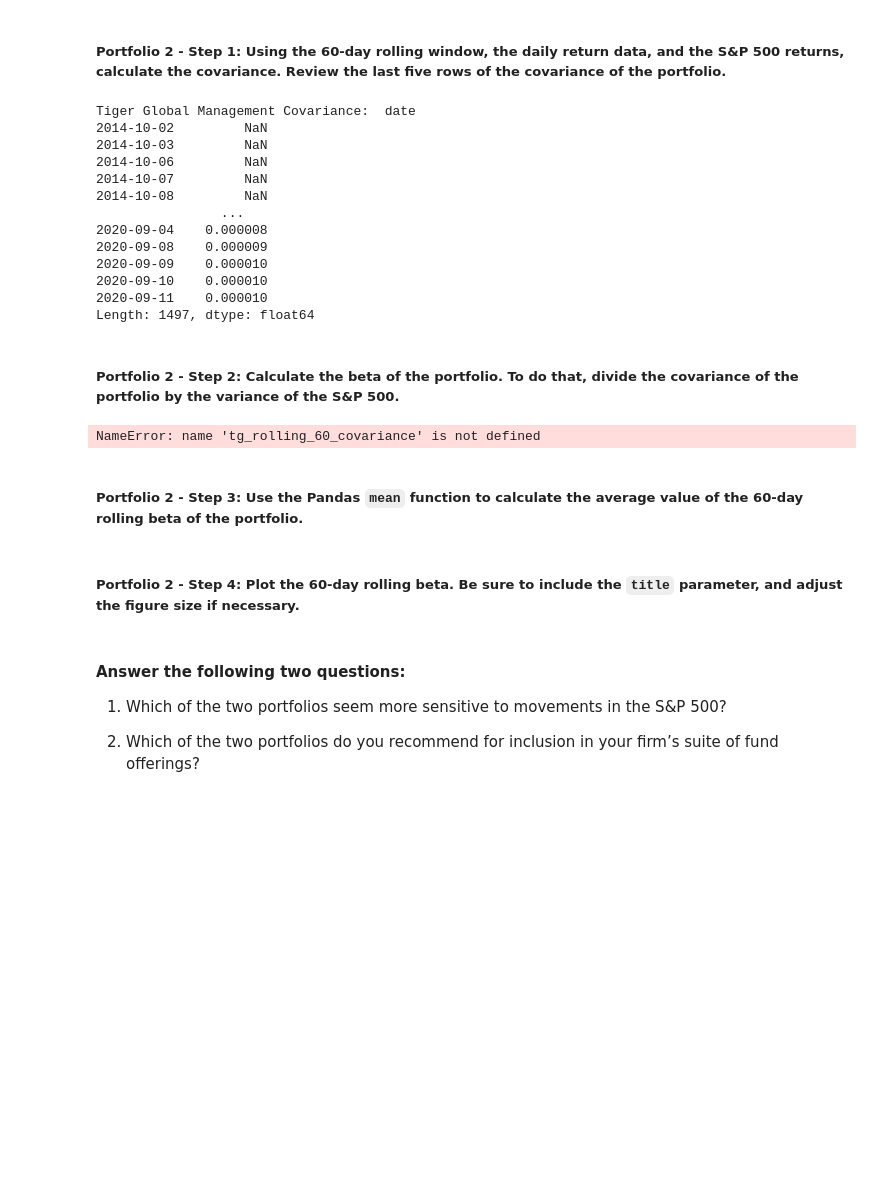
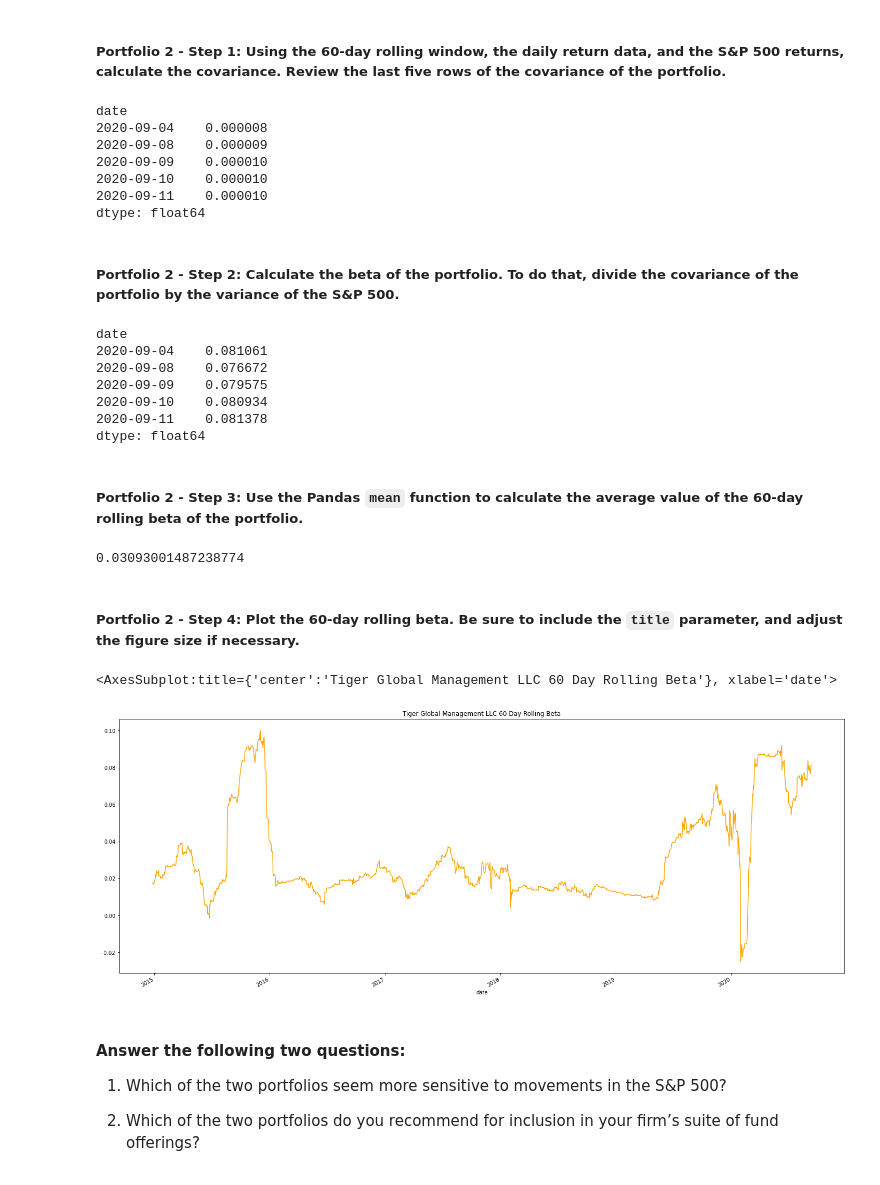
Before and after one commit to toniahurst/FinTech_Module_4_Challenge, a Jupyter notebook: risk_return_analysis.ipynb, the cells around one changed output. Drawn from its saved outputs; the diff is of its cells as text; code cells hidden in the pictures; blank space fills up the shorter version.

```diff
--- a/risk_return_analysis.ipynb
+++ b/risk_return_analysis.ipynb
@@ -456,44 +459,50 @@ brka_rolling_60_beta.plot(figsize=(25,10), title="Berkshire Hathaway Inc 60 Day
 # %%
 # # # # # # Portfolio 2: Tiger Global Management # # # # #
 # Calculate the covariance using a 60-day rolling window
+tgm_rolling_60_covariance = daily_returns_df["TIGER GLOBAL MANAGEMENT LLC"].rolling(window=60).cov(daily_returns_df["S&P 500"])
+
 # Review the last five rows of the covariance data
-tgm_rolling_6_covariance = daily_returns_df["TIGER GLOBAL MANAGEMENT LLC"].rolling(window=60).cov(daily_returns_df["S&P 500"])
-
-print("Tiger Global Management Covariance: ", tgm_covariance_rolling_60)
+tgm_rolling_60_covariance.tail()
 # %% [output]
-Tiger Global Management Covariance:  date
-2014-10-02         NaN
-2014-10-03         NaN
-2014-10-06         NaN
-2014-10-07         NaN
-2014-10-08         NaN
-                ...
+date
 2020-09-04    0.000008
 2020-09-08    0.000009
 2020-09-09    0.000010
 2020-09-10    0.000010
 2020-09-11    0.000010
-Length: 1497, dtype: float64
+dtype: float64
 # %% [markdown]
 ##### Portfolio 2 - Step 2: Calculate the beta of the portfolio. To do that, divide the covariance of the portfolio by the variance of the S&P 500.
 # %%
 # Calculate the beta based on the 60-day rolling covariance compared to the market (S&P 500)
+tgm_rolling_60_beta = tgm_rolling_60_covariance / snp_rolling_60_variance
+
 # Review the last five rows of the beta information
-tg_rolling_60_beta = tg_rolling_60_covariance / snp_rolling_60_variance
-tg_rolling_60_beta.tail()
+tgm_rolling_60_beta.tail()
 # %% [output]
-NameError: name 'tg_rolling_60_covariance' is not defined
+date
+2020-09-04    0.081061
+2020-09-08    0.076672
+2020-09-09    0.079575
+2020-09-10    0.080934
+2020-09-11    0.081378
+dtype: float64
 # %% [markdown]
 ##### Portfolio 2 - Step 3: Use the Pandas `mean` function to calculate the average value of the 60-day rolling beta of the portfolio.
 # %%
 # Calculate the average of the 60-day rolling beta
-tg_rolling_60_beta.mean()
+tgm_rolling_60_beta.mean()
+# %% [output]
+0.03093001487238774
 # %% [markdown]
 ##### Portfolio 2 - Step 4: Plot the 60-day rolling beta. Be sure to include the `title` parameter, and adjust the figure size if necessary.
 # %%
 # Plot the rolling beta
 # Include a title parameter and adjust the figure size
-tg_rolling_60_beta.plot(figsize=(25,10), title="Tiger Global Management LLC 60 Day Rolling Beta")
+tgm_rolling_60_beta.plot(figsize=(25,10), color="Orange", title="Tiger Global Management LLC 60 Day Rolling Beta")
+# %% [output]
+<AxesSubplot:title={'center':'Tiger Global Management LLC 60 Day Rolling Beta'}, xlabel='date'>
+[figure, added]
 # %% [markdown]
 #### Answer the following two questions:
 
```
Also changed, not shown: parts of 19 cells of this notebook.
